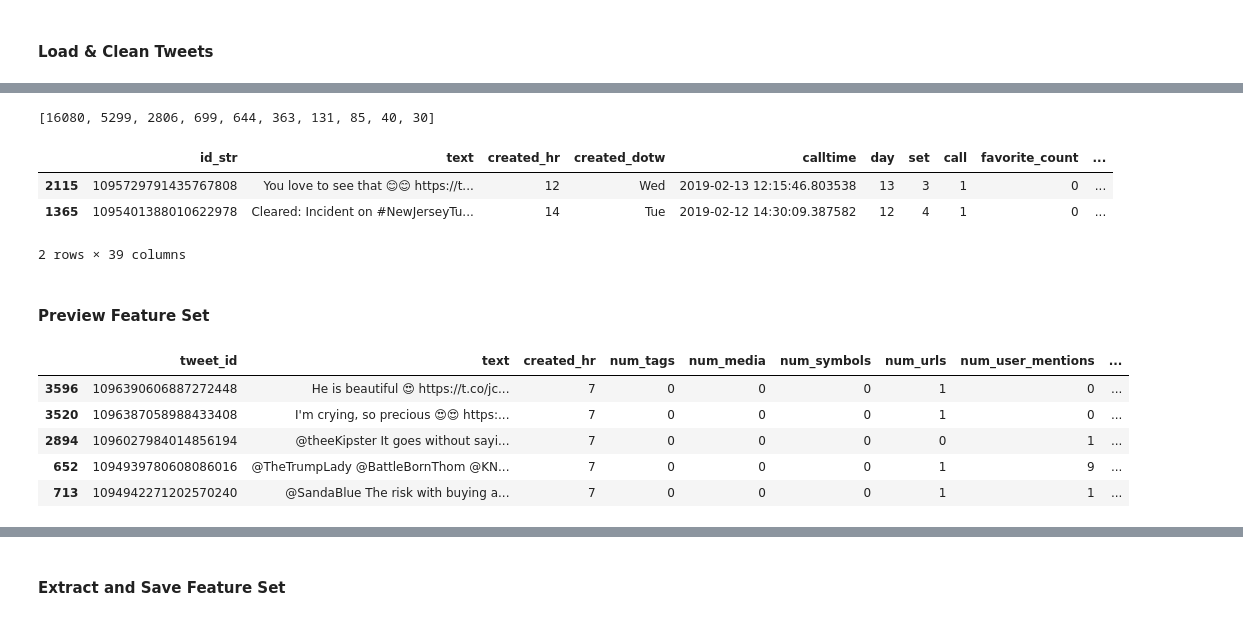
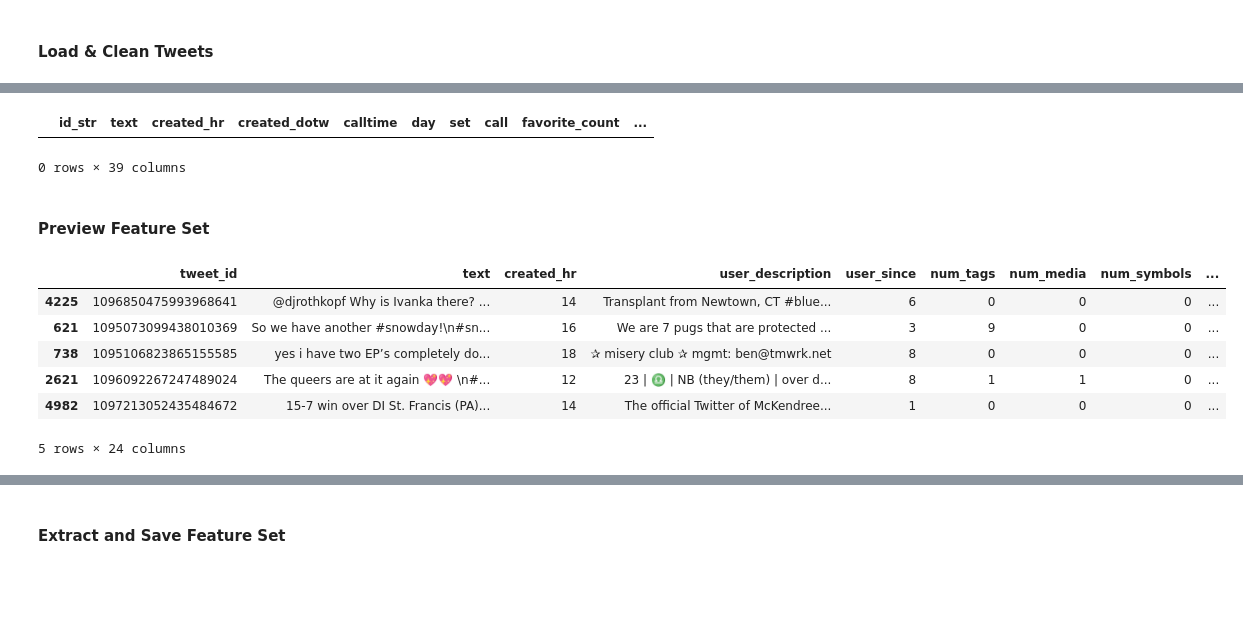
Before and after one commit to jdecke71/tw_net, a Jupyter notebook: notebooks/analysis_week1.ipynb, the cells around one changed output, grey strips where cells are left out. Saved outputs shown, nothing was run; the diff lists cells and outputs as text; code cells hidden in the pictures; blank space fills up the shorter version.

```diff
--- a/notebooks/analysis_week1.ipynb
+++ b/notebooks/analysis_week1.ipynb
@@ -19,10 +19,11 @@ one or more sets of tweets to be returned as dataframe.
 Ex. All tweets from day 16
 '''
 days = [11,12,13,14,15,16,17]
-sets = [1]
-calls = [1]
+sets = [1,2,3,4,5,6]
+calls = [1,2,3,4,5]
+tweets_per_call = 25
 
-df = TweetsToDataframe(days,sets,calls,useWeights=False)
+df = TweetsToDataframe(days,sets,calls,tweets_per_call,useWeights=False)
 
 df.head()
 # %% [output]
@@ -147,11 +99,5 @@ Name: sources, dtype: int64
-# %%
-src[:10]
-# %% [output]
-[16080, 5299, 2806, 699, 644, 363, 131, 85, 40, 30]
 # %%
-df[df['influence_score']>20000]
+df[df['influence_score']>7000]
 # %% [output]
 |  | id_str | text | created_hr | created_dotw | calltime | day | set | call | favorite_count | ... |
-| 2115 | 1095729791435767808 | You love to see that 😊😊 https://t... | 12 | Wed | 2019-02-13 12:15:46.803538 | 13 | 3 | 1 | 0 | ... |
-| 1365 | 1095401388010622978 | Cleared: Incident on #NewJerseyTu... | 14 | Tue | 2019-02-12 14:30:09.387582 | 12 | 4 | 1 | 0 | ... |
-2 rows × 39 columns
+0 rows × 39 columns
@@ -162,13 +108,14 @@ df[df['influence_score']>20000]
 # %%
 '''
 Wrap all but text. Leave identifiers and text to check.
 '''
-preview_df = PreviewFeatureSet(df)
+preview_df = PreviewFeatureSet(df,isRandom=False)
 preview_df.head()
 # %% [output]
-|  | tweet_id | text | created_hr | num_tags | num_media | num_symbols | num_urls | num_user_mentions | ... |
-| 3596 | 1096390606887272448 | He is beautiful 😍 https://t.co/jc... | 7 | 0 | 0 | 0 | 1 | 0 | ... |
-| 3520 | 1096387058988433408 | I'm crying, so precious 😍😍 https:... | 7 | 0 | 0 | 0 | 1 | 0 | ... |
-| 2894 | 1096027984014856194 | @theeKipster It goes without sayi... | 7 | 0 | 0 | 0 | 0 | 1 | ... |
-| 652 | 1094939780608086016 | @TheTrumpLady @BattleBornThom @KN... | 7 | 0 | 0 | 0 | 1 | 9 | ... |
-| 713 | 1094942271202570240 | @SandaBlue The risk with buying a... | 7 | 0 | 0 | 0 | 1 | 1 | ... |
+|  | tweet_id | text | created_hr | user_description | user_since | num_tags | num_media | num_symbols | ... |
+| 4225 | 1096850475993968641 | @djrothkopf Why is Ivanka there? ... | 14 | Transplant from Newtown, CT #blue... | 6 | 0 | 0 | 0 | ... |
+| 621 | 1095073099438010369 | So we have another #snowday!\n#sn... | 16 | We are 7 pugs that are protected ... | 3 | 9 | 0 | 0 | ... |
+| 738 | 1095106823865155585 | yes i have two EP’s completely do... | 18 | ✰ misery club ✰ mgmt: ben@tmwrk.net | 8 | 0 | 0 | 0 | ... |
+| 2621 | 1096092267247489024 | The queers are at it again 💖💖 \n#... | 12 | 23 | ♎️ | NB (they/them) | over d... | 8 | 1 | 1 | 0 | ... |
+| 4982 | 1097213052435484672 | 15-7 win over DI St. Francis (PA)... | 14 | The official Twitter of McKendree... | 1 | 0 | 0 | 0 | ... |
+5 rows × 24 columns
```
Also changed, not shown: parts of 31 cells of this notebook, 21 other files.
